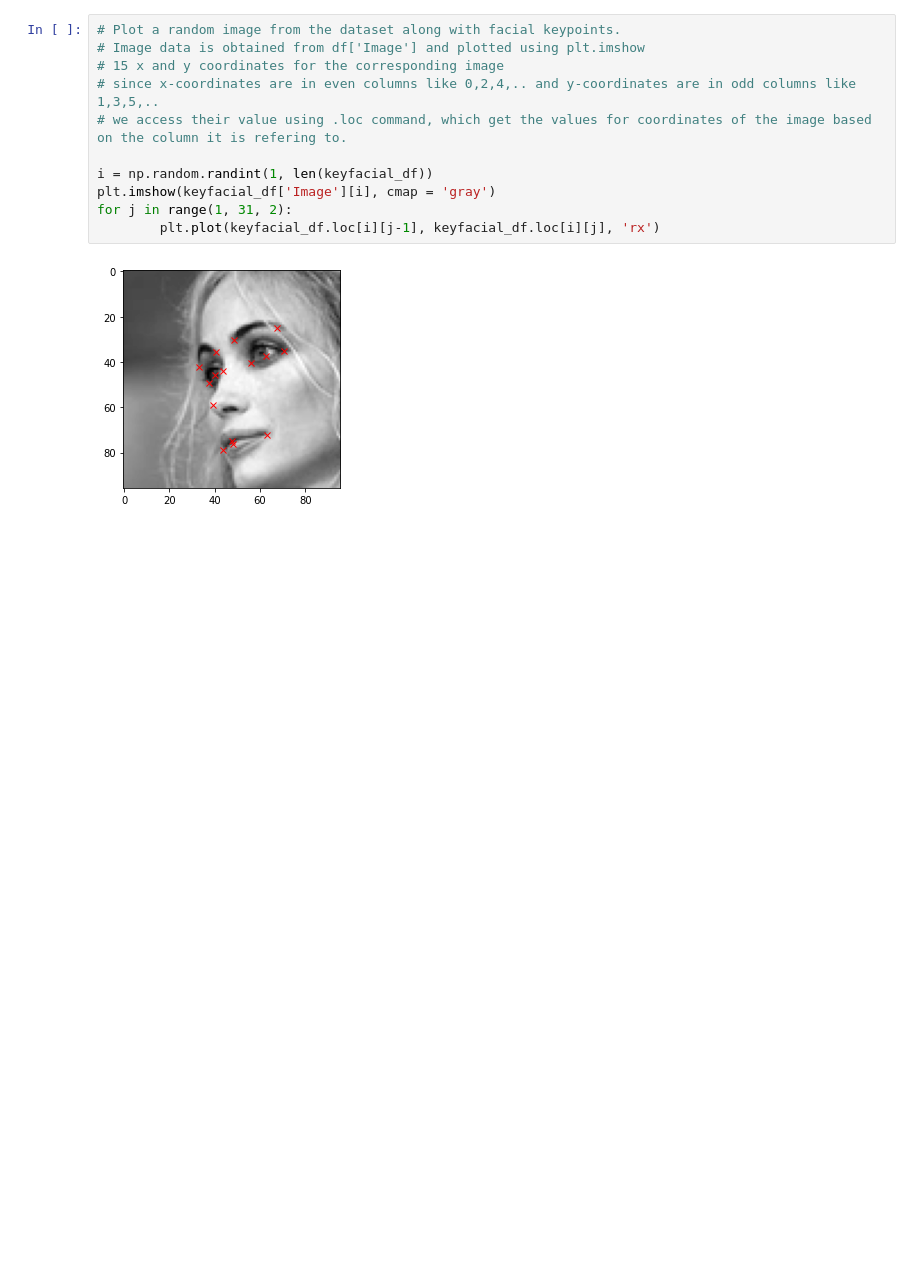
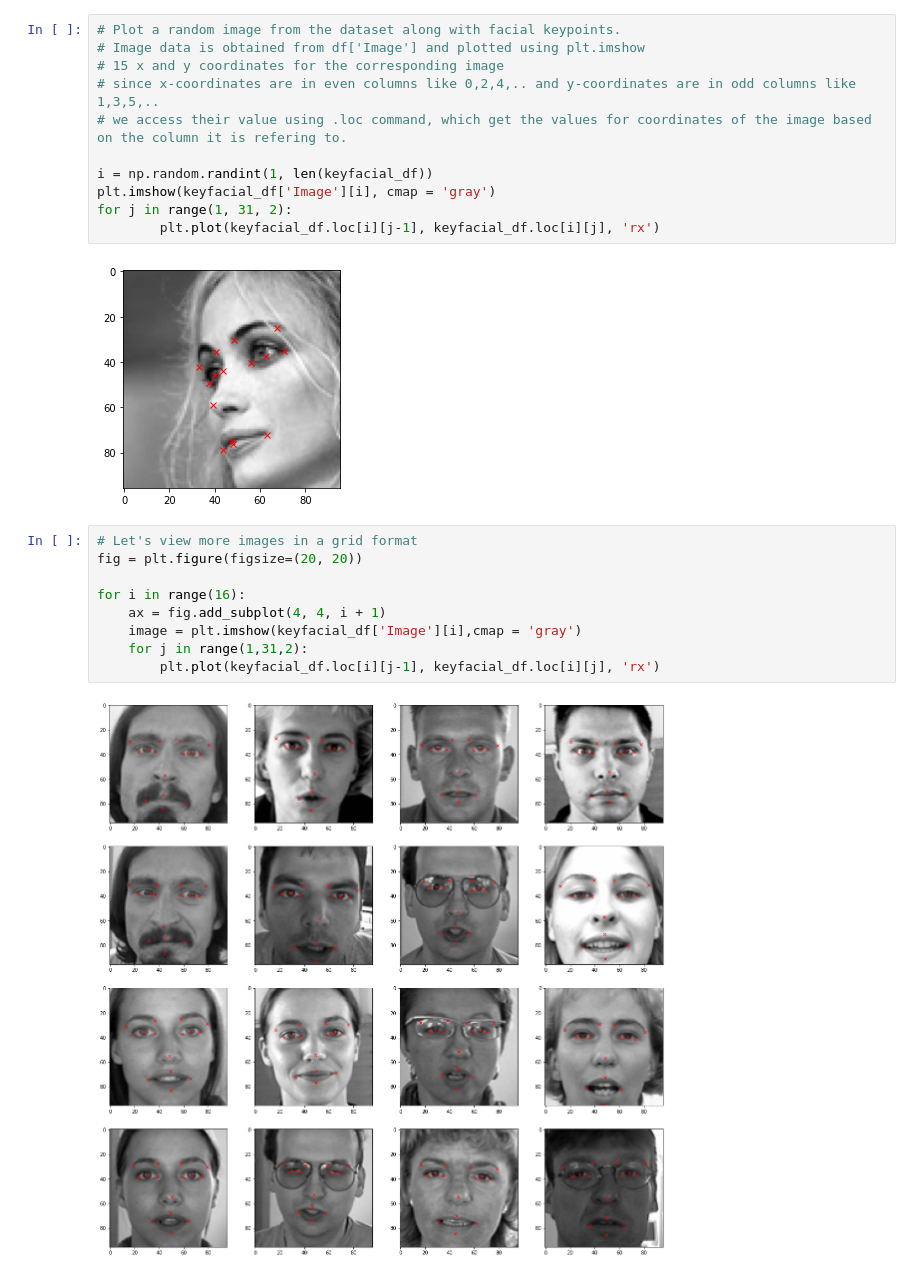
Before and after one commit to alby007100/Artificial-Intelligence, a Jupyter notebook: Emotion AI/Emotion AI Appl.ipynb, the cells around one changed output. Saved outputs shown, nothing was run; the diff lists cells and outputs as text; blank space fills up the shorter version.

```diff
--- a/Emotion AI/Emotion AI Appl.ipynb
+++ b/Emotion AI/Emotion AI Appl.ipynb
@@ -141,3 +141,14 @@ for j in range(1, 31, 2):
         plt.plot(keyfacial_df.loc[i][j-1], keyfacial_df.loc[i][j], 'rx')
 # %% [output]
 [figure]
+# %%
+# Let's view more images in a grid format
+fig = plt.figure(figsize=(20, 20))
+
+for i in range(16):
+    ax = fig.add_subplot(4, 4, i + 1)
+    image = plt.imshow(keyfacial_df['Image'][i],cmap = 'gray')
+    for j in range(1,31,2):
+        plt.plot(keyfacial_df.loc[i][j-1], keyfacial_df.loc[i][j], 'rx')
+# %% [output]
+[figure, added]
```
